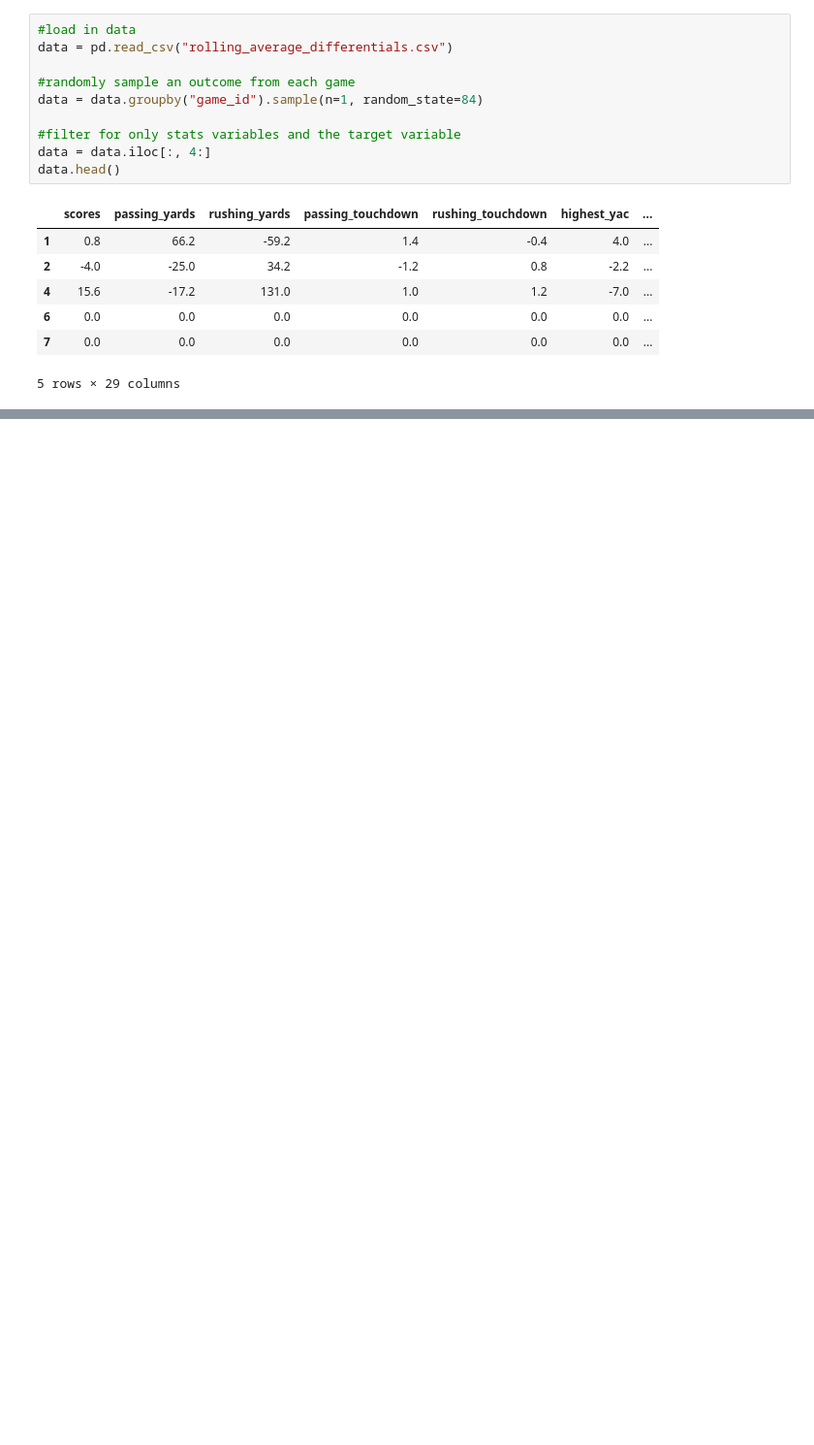
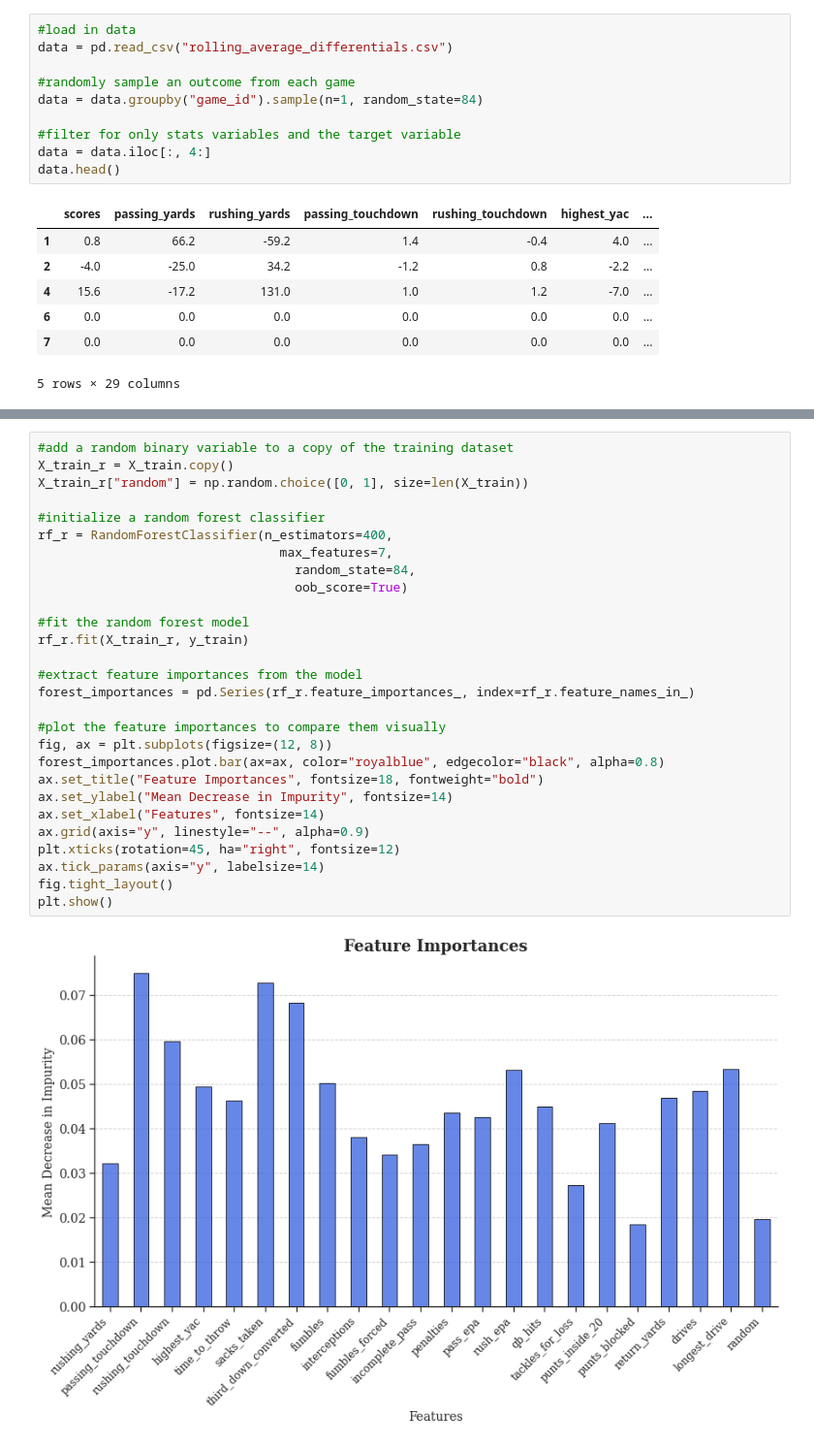
Before and after one commit to 1pjmcdonough/nfl_winpredictor_rf, a Jupyter notebook: random_forest_ml.ipynb, the cells around one changed output, grey strips where cells are left out. Shown at 97% size. Saved outputs shown, nothing was run; the diff lists cells and outputs as text; blank space fills up the shorter version.

```diff
--- a/random_forest_ml.ipynb
+++ b/random_forest_ml.ipynb
@@ -120,0 +177,30 @@ rf.oob_score_
+# %%
+#add a random binary variable to a copy of the training dataset
+X_train_r = X_train.copy()
+X_train_r["random"] = np.random.choice([0, 1], size=len(X_train))
+
+#initialize a random forest classifier
+rf_r = RandomForestClassifier(n_estimators=400,
+                                max_features=7,
+                                  random_state=84,
+                                  oob_score=True)
+
+#fit the random forest model
+rf_r.fit(X_train_r, y_train)
+
+#extract feature importances from the model
+forest_importances = pd.Series(rf_r.feature_importances_, index=rf_r.feature_names_in_)
+
+#plot the feature importances to compare them visually
+fig, ax = plt.subplots(figsize=(12, 8))
+forest_importances.plot.bar(ax=ax, color="royalblue", edgecolor="black", alpha=0.8)
+ax.set_title("Feature Importances", fontsize=18, fontweight="bold")
+ax.set_ylabel("Mean Decrease in Impurity", fontsize=14)
+ax.set_xlabel("Features", fontsize=14)
+ax.grid(axis="y", linestyle="--", alpha=0.9)
+plt.xticks(rotation=45, ha="right", fontsize=12)
+ax.tick_params(axis="y", labelsize=14)
+fig.tight_layout()
+plt.show()
+# %% [output]
+[figure, added]
```
Also changed, not shown: parts of 16 cells of this notebook.
